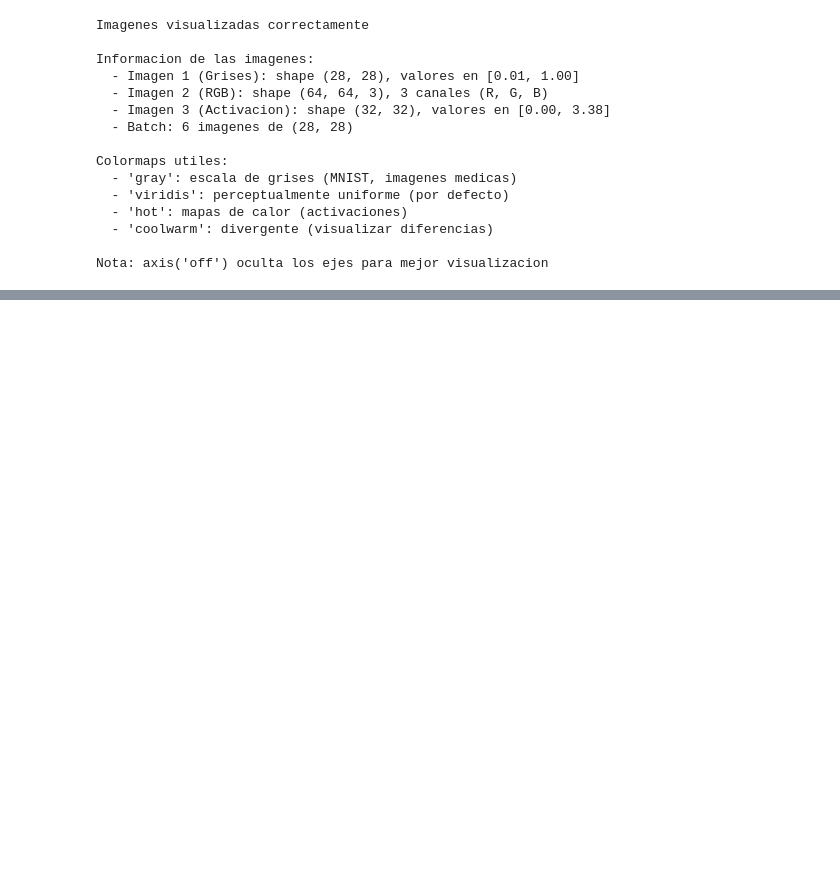
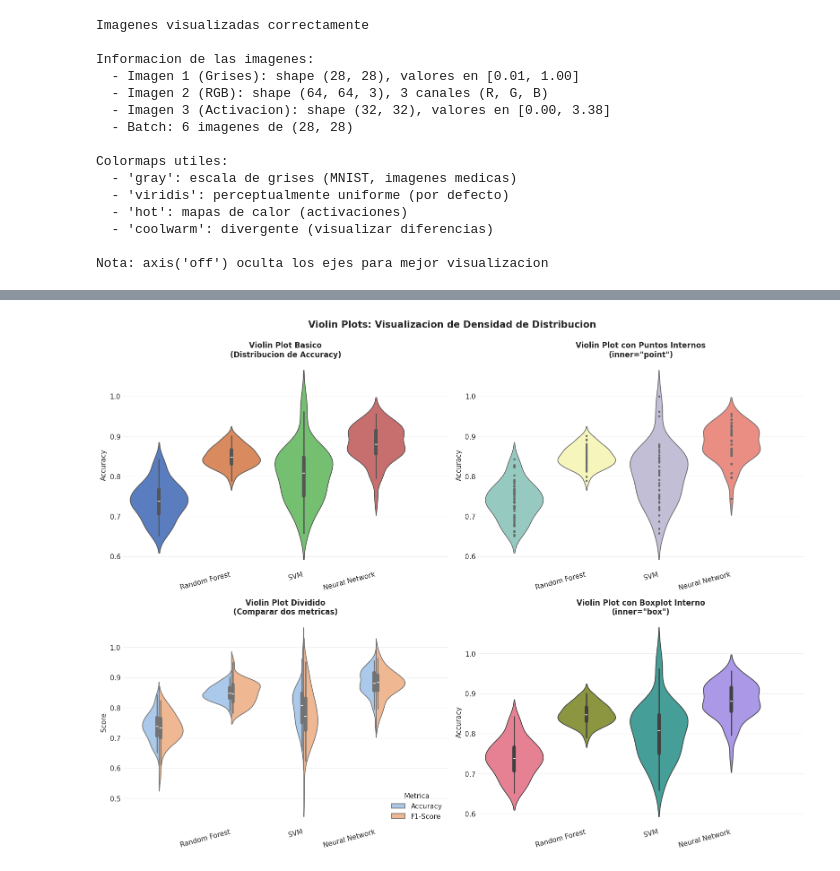
Before and after one commit to jdrodas/fundamentos_IA, a Jupyter notebook: introduccion_matplotlib/introduccion_matplotlib.ipynb, the cells around one changed output, grey strips where cells are left out. Cells and saved outputs as stored; diff of their text form; code cells hidden in the pictures; blank space fills up the shorter version.

```diff
--- a/introduccion_matplotlib/introduccion_matplotlib.ipynb
+++ b/introduccion_matplotlib/introduccion_matplotlib.ipynb
@@ -1419,0 +1731,84 @@ Nota: axis('off') oculta los ejes para mejor visualizacion
+# %%
+# Usar los mismos datos del ejemplo anterior
+# Crear figura comparativa
+fig, axes = plt.subplots(2, 2, figsize=(16, 12))
+
+# ========== SUBPLOT 1: Violin plot básico ==========
+ax1 = axes[0, 0]
+sns.violinplot(data=df_results, x='Modelo', y='Accuracy', hue='Modelo',
+               ax=ax1, palette='muted', legend=False)
+
+ax1.set_xticks(positions)
+ax1.set_xticklabels(ax1.get_xticklabels(), rotation=15, ha='right')
+ax1.set_title('Violin Plot Basico\n(Distribucion de Accuracy)', fontsize=12, fontweight='bold')
+ax1.set_ylabel('Accuracy', fontsize=11)
+ax1.set_xlabel('')
+ax1.grid(True, alpha=0.3, axis='y')
+
+# ========== SUBPLOT 2: Violin plot con puntos internos ==========
+ax2 = axes[0, 1]
+sns.violinplot(data=df_results, x='Modelo', y='Accuracy', hue='Modelo',
+               ax=ax2, palette='Set3', inner='point', legend=False)
+
+ax2.set_xticks(positions)
+ax2.set_xticklabels(ax2.get_xticklabels(), rotation=15, ha='right')
+ax2.set_title('Violin Plot con Puntos Internos\n(inner="point")', fontsize=12, fontweight='bold')
+ax2.set_ylabel('Accuracy', fontsize=11)
+ax2.set_xlabel('')
+ax2.grid(True, alpha=0.3, axis='y')
+
+# ========== SUBPLOT 3: Violin plot dividido (split) ==========
+ax3 = axes[1, 0]
+
+# Crear datos para comparar dos métricas
+df_comparison = pd.concat([
+    df_results[['Modelo', 'Accuracy']].assign(Metrica='Accuracy'),
+    df_results[['Modelo', 'F1-Score']].rename(columns={'F1-Score': 'Accuracy'}).assign(Metrica='F1-Score')
+])
+
+sns.violinplot(data=df_comparison, x='Modelo', y='Accuracy', hue='Metrica',
+               ax=ax3, palette='pastel', split=True)
+
+ax3.set_xticks(positions)
+ax3.set_xticklabels(ax3.get_xticklabels(), rotation=15, ha='right')
+ax3.set_title('Violin Plot Dividido\n(Comparar dos metricas)', fontsize=12, fontweight='bold')
+ax3.set_ylabel('Score', fontsize=11)
+ax3.set_xlabel('')
+ax3.legend(title='Metrica', loc='lower right')
+ax3.grid(True, alpha=0.3, axis='y')
+
+# ========== SUBPLOT 4: Combinación Violin + Box ==========
+ax4 = axes[1, 1]
+sns.violinplot(data=df_results, x='Modelo', y='Accuracy', hue='Modelo',
+               ax=ax4, palette='husl', inner='box', legend=False)
+
+ax4.set_xticks(positions)
+ax4.set_xticklabels(ax4.get_xticklabels(), rotation=15, ha='right')
+ax4.set_title('Violin Plot con Boxplot Interno\n(inner="box")', fontsize=12, fontweight='bold')
+ax4.set_ylabel('Accuracy', fontsize=11)
+ax4.set_xlabel('')
+ax4.grid(True, alpha=0.3, axis='y')
+
+plt.suptitle('Violin Plots: Visualizacion de Densidad de Distribucion',
+             fontsize=15, fontweight='bold', y=0.995)
+plt.tight_layout()
+plt.show()
+
+print("Violin plots creados exitosamente\n")
+print("Opciones del parametro 'inner':")
+print("  - 'box': Muestra un mini-boxplot dentro del violin")
+print("  - 'point': Muestra puntos individuales")
+print("  - 'quartile': Muestra lineas en los cuartiles")
+print("  - 'stick': Muestra cada observacion como una linea")
+print("  - None: Solo la forma del violin")
+print("\nCuando usar Violin Plots:")
+print("  - Cuando la forma de la distribucion es importante")
+print("  - Para detectar distribuciones bimodales o multimodales")
+print("  - Comparar densidades entre grupos")
+print("  - Cuando tienes muchas observaciones (>30 por grupo)")
+print("\nCuando usar Boxplots:")
+print("  - Para resumen rapido de estadisticas (cuartiles)")
+print("  - Cuando los outliers son el foco principal")
+print("  - Para audiencias menos tecnicas (mas facil de interpretar)")
+# %% [output]
+[figure, added]
```
Also changed, not shown: parts of 27 cells of this notebook, 1 other file.
